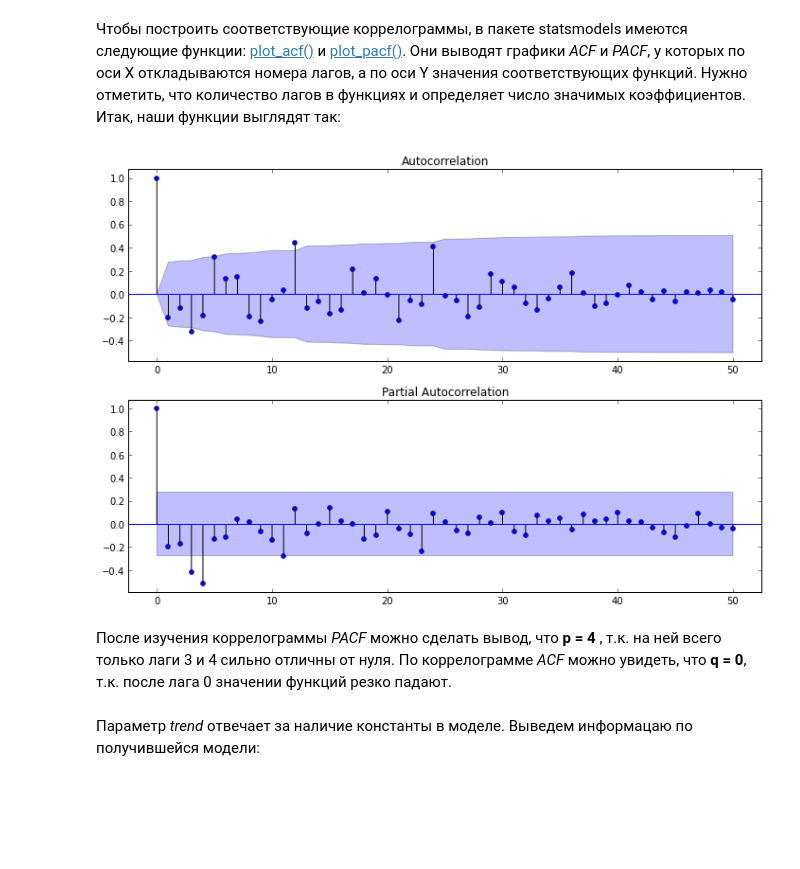
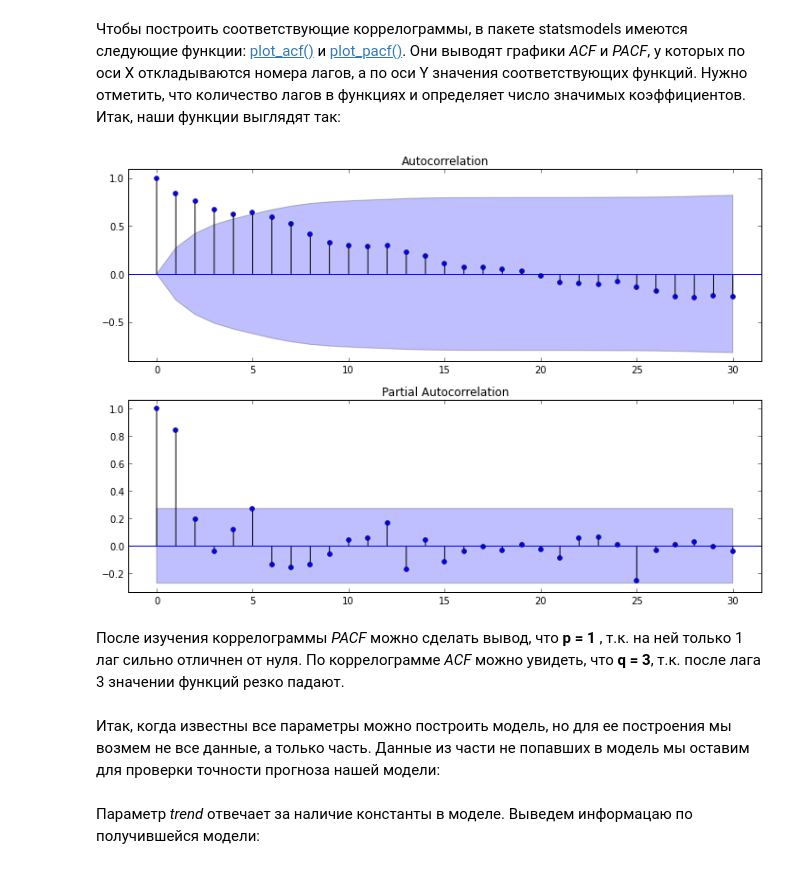
Before and after one commit to kuznetsovin/DataScience, a Jupyter notebook: TimeSeriesAnalisys.ipynb, the cells around one changed output. Drawn from its saved outputs; the diff is of its cells as text; code cells hidden in the pictures; blank space fills up the shorter version.

```diff
--- a/TimeSeriesAnalisys.ipynb
+++ b/TimeSeriesAnalisys.ipynb
@@ -183,12 +185,15 @@ otg1diff.plot(figsize=(12,6))
 # %% [markdown]
 Чтобы построить соответствующие коррелограммы, в пакете </i>statsmodels</i> имеются следующие функции: <a href='http://statsmodels.sourceforge.net/stable/generated/statsmodels.graphics.tsaplots.plot_acf.html'>plot_acf()</a> и <a href='http://statsmodels.sourceforge.net/stable/generated/statsmodels.graphics.tsaplots.plot_pacf.html'>plot_pacf()</a>. Они выводят графики <i>ACF</i> и <i>PACF</i>, у которых по оси X откладываются номера лагов, а по оси Y значения соответствующих функций. Нужно отметить, что количество лагов в функциях и определяет число значимых коэффициентов. Итак, наши функции выглядят так:
 # %%
+o = otg
 fig = plt.figure(figsize=(12,8))
 ax1 = fig.add_subplot(211)
-fig = sm.graphics.tsa.plot_acf(otg1diff.values.squeeze(), ax=ax1)
+fig = sm.graphics.tsa.plot_acf(otg.values.squeeze(), lags=30, ax=ax1)
 ax2 = fig.add_subplot(212)
-fig = sm.graphics.tsa.plot_pacf(otg1diff, ax=ax2)
+fig = sm.graphics.tsa.plot_pacf(otg, lags=30, ax=ax2)
 # %% [output]
-[figure, old version]
+[figure, new version]
 # %% [markdown]
-После изучения коррелограммы <i>PACF</i> можно сделать вывод, что <b>p = 4</b> , т.к. на ней всего только лаги 3 и 4 сильно отличны от нуля. По коррелограмме <i>ACF</i> можно увидеть, что <b>q = 0</b>, т.к. после лага 0 значении функций резко падают.
+После изучения коррелограммы <i>PACF</i> можно сделать вывод, что <b>p = 1</b> , т.к. на ней только 1 лаг сильно отличнен от нуля. По коррелограмме <i>ACF</i> можно увидеть, что <b>q = 3</b>, т.к. после лага 3 значении функций резко падают.
+# %% [markdown]
+Итак, когда известны все параметры можно построить модель, но для ее построения мы возмем не все данные, а только часть. Данные из части не попавших в модель мы оставим для проверки точности прогноза нашей модели:
```
Also changed, not shown: parts of 18 cells of this notebook.
